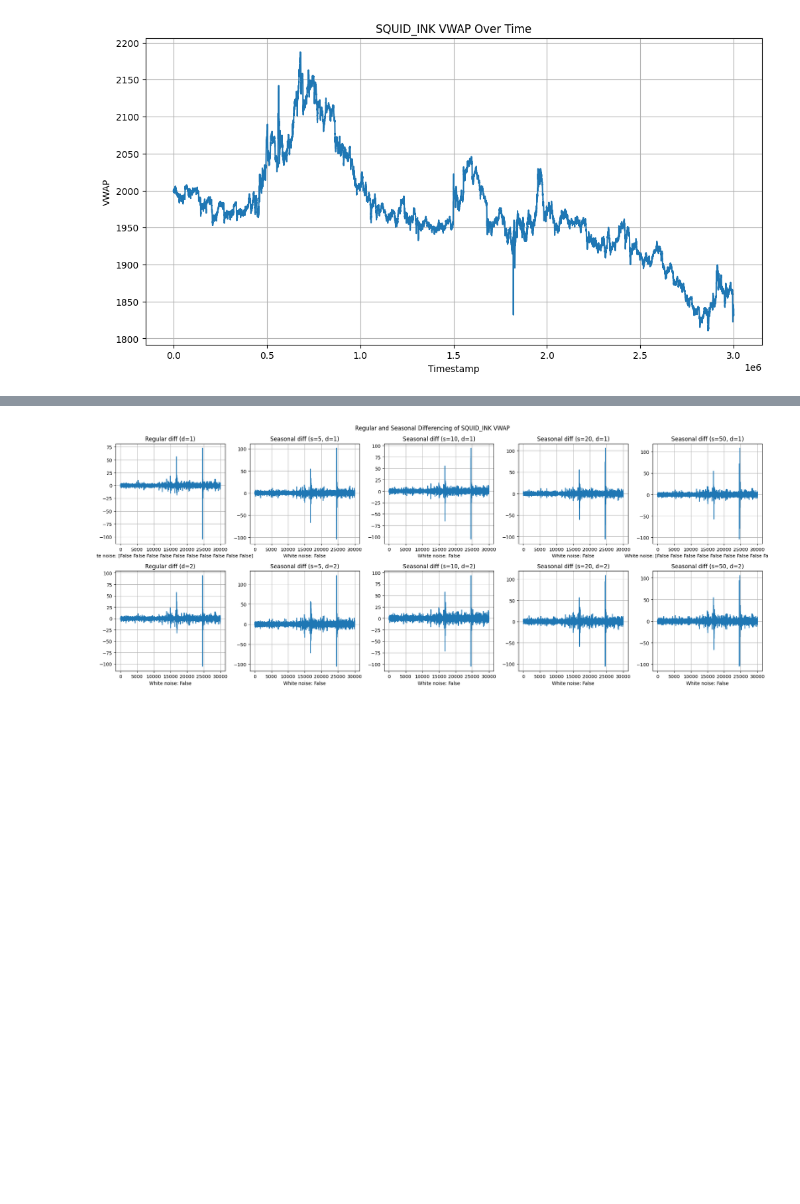
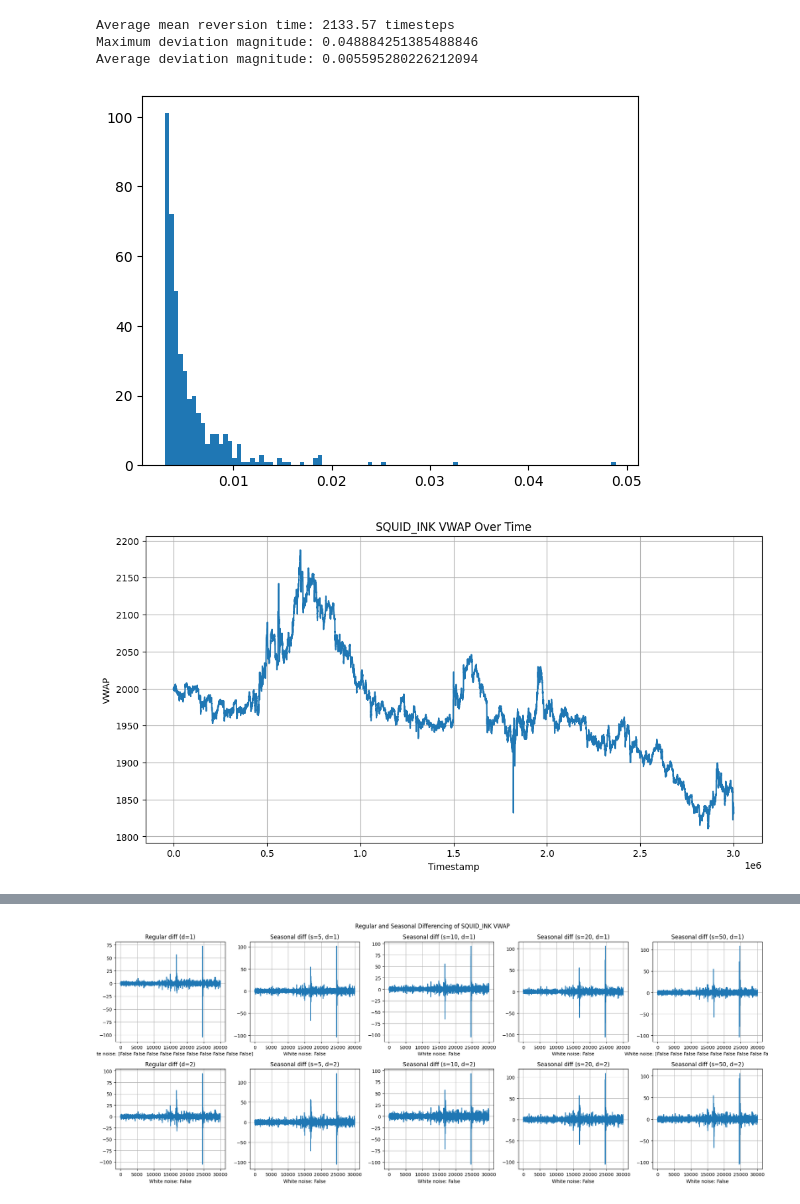
Before and after one commit to shank959/prosperity-imc25, a Jupyter notebook: rounds/round1/eda/round1_eda.ipynb, the cells around one changed output, grey strips where cells are left out. Cells and saved outputs as stored; diff of their text form; code cells hidden in the pictures; blank space fills up the shorter version.

```diff
--- a/rounds/round1/eda/round1_eda.ipynb
+++ b/rounds/round1/eda/round1_eda.ipynb
@@ -59,32 +59,103 @@ def calculate_volatility(data, window_size=20):
 squid_ink_df['vwap'] = squid_ink_df.apply(calculate_vwap, axis=1)
 
 # Apply mid price calculation to each row
 squid_ink_df['mid_price'] = squid_ink_df.apply(calculate_mid_price, axis=1)
 
 # Apply spread calculation to each row
 squid_ink_df['spread'] = squid_ink_df.apply(calculate_spread, axis=1)
 
 # Apply return calculation to each row
 squid_ink_df['return'] = squid_ink_df['vwap'].pct_change()
 
 # calculate log returns
 squid_ink_df['log_returns'] = np.log(squid_ink_df['vwap']).diff()
 
 # calculate volatility
 squid_ink_df['volatility'] = calculate_volatility(squid_ink_df)
 
 # Sort by continuous timestamp
 squid_ink_df = squid_ink_df.sort_values('continuous_timestamp')
 
+# moving average function
+def moving_average(data, window_size=50):
+    return data.rolling(window=window_size).mean()
+
+# apply moving average to vwap
+squid_ink_df['vwap_ma'] = moving_average(squid_ink_df['vwap'])
+
+# Calculate mean reversion time
+def calculate_mean_reversion_time(data, threshold=0.5):
+    """
+    Calculate average time for price to revert to mean
+    threshold: how close to mean we consider "reverted" (as fraction of standard deviation)
+    """
+    # Calculate deviations from moving average
+    deviations = (data['vwap'] - data['vwap_ma'])/data['vwap_ma']
+    std_dev = deviations.std()
+
+    # Track crossing points
+    reversion_times = []
+    deviation_magnitudes = []
+    deviation_start = None
+    start_time = None
+    current_deviation_points = []
+
+    for idx, row in data.iterrows():
+        deviation = (row['vwap'] - row['vwap_ma'])/row['vwap_ma']
+
+        # If we're not tracking a deviation and find significant one
+        if deviation_start is None and abs(deviation) > std_dev:
+            deviation_start = deviation
+            start_time = row['continuous_timestamp']
+            current_deviation_points = [deviation]
+
+        # If we're tracking a deviation
+        elif deviation_start is not None:
+            current_deviation_points.append(deviation)
+
+            # Check if price reverts within threshold
+            if abs(deviation) < (threshold * std_dev):
+                # Record time taken and magnitude
+                reversion_time = row['continuous_timestamp'] - start_time
+                reversion_times.append(reversion_time)
+                deviation_magnitudes.append(max(abs(d) for d in current_deviation_points))
+
+                # Reset tracking
+                deviation_start = None
+                current_deviation_points = []
+
+    results = {}
+    if reversion_times:
+        results['avg_reversion_time'] = np.mean(reversion_times)
+        print(f"Average mean reversion time: {results['avg_reversion_time']:.2f} timesteps")
+
+    if deviation_magnitudes:
+        results['max_deviation'] = max(deviation_magnitudes)
+        results['deviation_magnitudes'] = deviation_magnitudes
+        results['avg_deviation'] = np.mean(deviation_magnitudes)
+        print(f"Maximum deviation magnitude: {results['max_deviation']}")
+        print(f"Average deviation magnitude: {results['avg_deviation']}")
+        return results
+
+    print("No mean reversions detected")
+    return None
+
+# Calculate mean reversion statistics
+reversion_stats = calculate_mean_reversion_time(squid_ink_df)
+
+plt.hist(reversion_stats['deviation_magnitudes'], bins=100)
 
 # Plot
 plt.figure(figsize=(12, 6))
 plt.plot(squid_ink_df["continuous_timestamp"], squid_ink_df["vwap"])
-# plt.plot(squid_ink_df["continuous_timestamp"], squid_ink_df["mid_price"])
 plt.title("SQUID_INK VWAP Over Time")
 plt.xlabel("Timestamp")
 plt.ylabel("VWAP")
 plt.grid(True)
 plt.show()
 # %% [output]
+Average mean reversion time: 2133.57 timesteps
+Maximum deviation magnitude: 0.048884251385488846
+Average deviation magnitude: 0.005595280226212094
-[figure, old version]
+[figure, new version]
+[figure, added]
```
Also changed, not shown: parts of 9 cells of this notebook.
